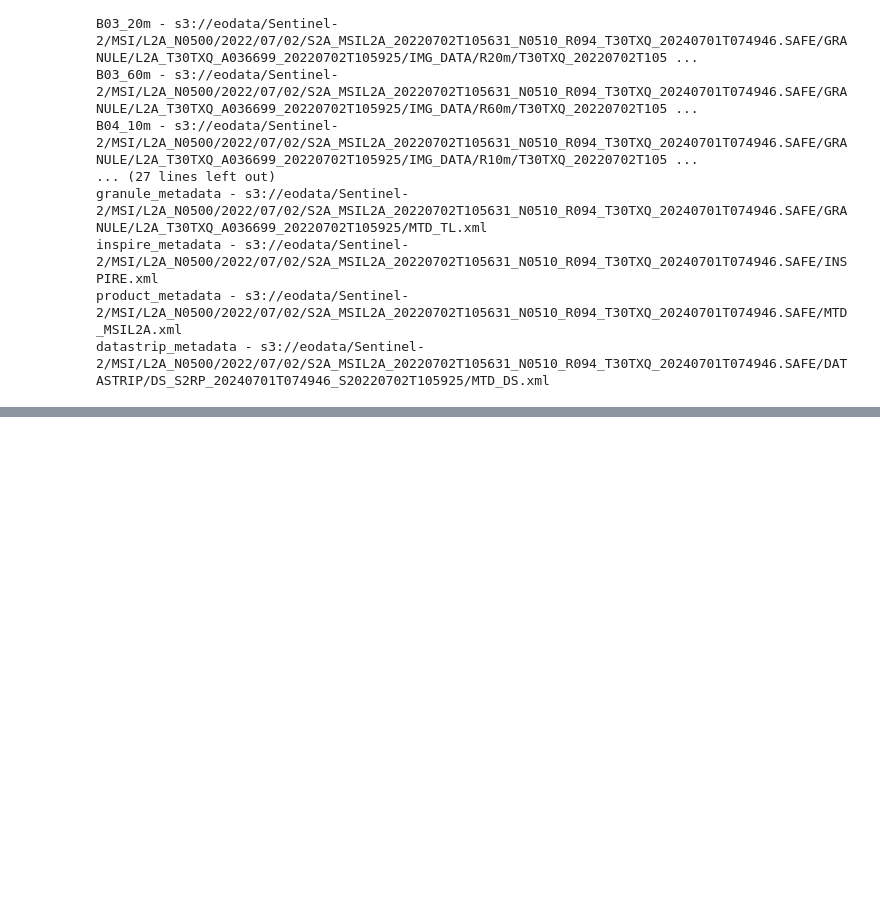
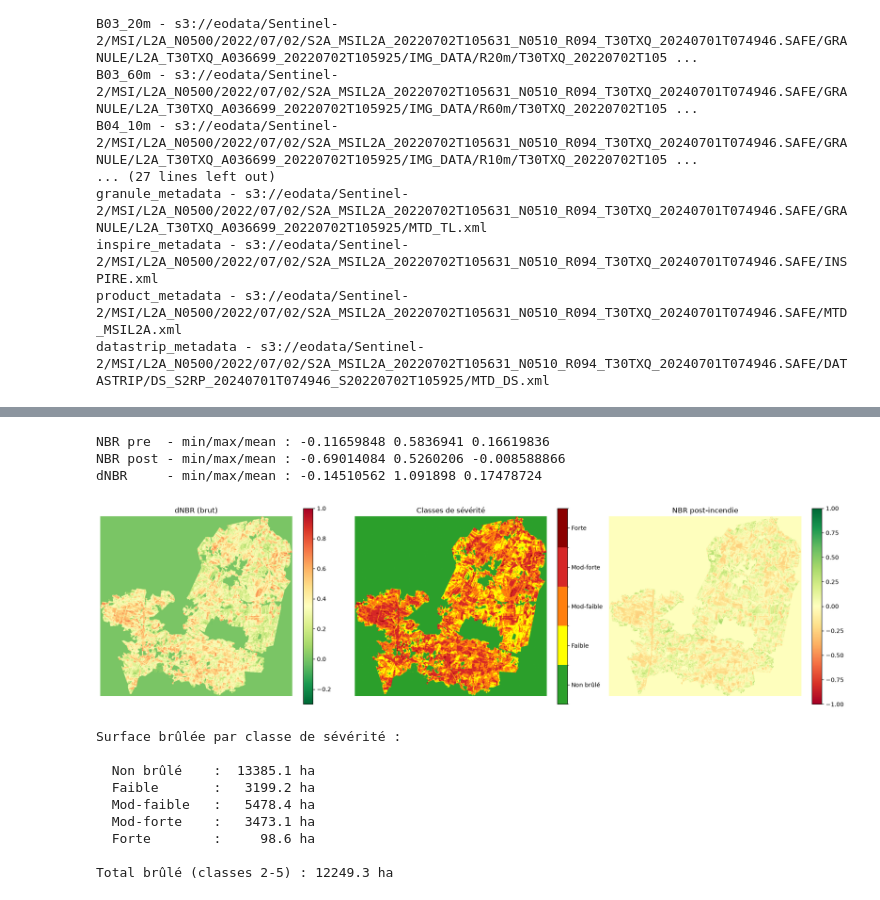
Before and after one commit to Stupnikjs/geo-sylv, a Jupyter notebook: notebook.ipynb, the cells around one changed output, grey strips where cells are left out. Drawn from its saved outputs; the diff is of its cells as text; code cells hidden in the pictures; blank space fills up the shorter version.

```diff
--- a/notebook.ipynb
+++ b/notebook.ipynb
@@ -360,0 +429,79 @@ UnicodeDecodeError: 'utf-8' codec can't decode byte 0xe9 in position 57: invalid
+# %%
+import numpy as np
+
+def compute_nbr(b8a, b12):
+    return (b8a - b12) / (b8a + b12 + 1e-6)
+
+nbr_pre = compute_nbr(pre_b8a, pre_b12)
+nbr_post = compute_nbr(post_b8a, post_b12)
+
+dnbr = nbr_pre - nbr_post  # positif = perte de végétation / brûlure
+
+print("NBR pre  - min/max/mean :", nbr_pre.min(), nbr_pre.max(), nbr_pre.mean())
+print("NBR post - min/max/mean :", nbr_post.min(), nbr_post.max(), nbr_post.mean())
+print("dNBR     - min/max/mean :", dnbr.min(), dnbr.max(), dnbr.mean())
+# %% [output]
+NBR pre  - min/max/mean : -0.11659848 0.5836941 0.16619836
+NBR post - min/max/mean : -0.69014084 0.5260206 -0.008588866
+dNBR     - min/max/mean : -0.14510562 1.091898 0.17478724
+# %%
+import matplotlib.pyplot as plt
+from matplotlib.colors import ListedColormap, BoundaryNorm
+
+def classify_severity(dnbr):
+    classes = np.zeros_like(dnbr, dtype="uint8")
+    classes[(dnbr >= -0.1) & (dnbr < 0.1)] = 1
+    classes[(dnbr >= 0.1) & (dnbr < 0.27)] = 2
+    classes[(dnbr >= 0.27) & (dnbr < 0.44)] = 3
+    classes[(dnbr >= 0.44) & (dnbr < 0.66)] = 4
+    classes[dnbr >= 0.66] = 5
+    return classes
+
+severity = classify_severity(dnbr)
+
+fig, axes = plt.subplots(1, 3, figsize=(18, 6))
+
+im0 = axes[0].imshow(dnbr, cmap="RdYlGn_r", vmin=-0.3, vmax=1.0)
+axes[0].set_title("dNBR (brut)")
+axes[0].axis("off")
+plt.colorbar(im0, ax=axes[0], fraction=0.046)
+
+severity_colors = ["#2ca02c", "#ffff00", "#ff7f0e", "#d62728", "#8b0000"]
+cmap = ListedColormap(severity_colors)
+bounds = [0.5, 1.5, 2.5, 3.5, 4.5, 5.5]
+norm = BoundaryNorm(bounds, cmap.N)
+im1 = axes[1].imshow(severity, cmap=cmap, norm=norm)
+axes[1].set_title("Classes de sévérité")
+axes[1].axis("off")
+cbar = plt.colorbar(im1, ax=axes[1], ticks=[1, 2, 3, 4, 5], fraction=0.046)
+cbar.ax.set_yticklabels(["Non brûlé", "Faible", "Mod-faible", "Mod-forte", "Forte"])
+
+im2 = axes[2].imshow(nbr_post, cmap="RdYlGn", vmin=-1, vmax=1)
+axes[2].set_title("NBR post-incendie")
+axes[2].axis("off")
+plt.colorbar(im2, ax=axes[2], fraction=0.046)
+
+plt.tight_layout()
+plt.show()
+
+
+pixel_area_ha = (profile_pre["transform"][0] ** 2) / 10_000
+
+print("Surface brûlée par classe de sévérité :\n")
+for cls, label in zip([1,2,3,4,5], ["Non brûlé","Faible","Mod-faible","Mod-forte","Forte"]):
+    n_pixels = (severity == cls).sum()
+    print(f"  {label:12s} : {n_pixels * pixel_area_ha:8.1f} ha")
+
+total_brule = ((severity >= 2)).sum() * pixel_area_ha
+print(f"\nTotal brûlé (classes 2-5) : {total_brule:.1f} ha")
+# %% [output]
+[figure, added]
+Surface brûlée par classe de sévérité :
+
+  Non brûlé    :  13385.1 ha
+  Faible       :   3199.2 ha
+  Mod-faible   :   5478.4 ha
+  Mod-forte    :   3473.1 ha
+  Forte        :     98.6 ha
+
+Total brûlé (classes 2-5) : 12249.3 ha
```
Also changed, not shown: parts of 13 cells of this notebook, 6 other files.
